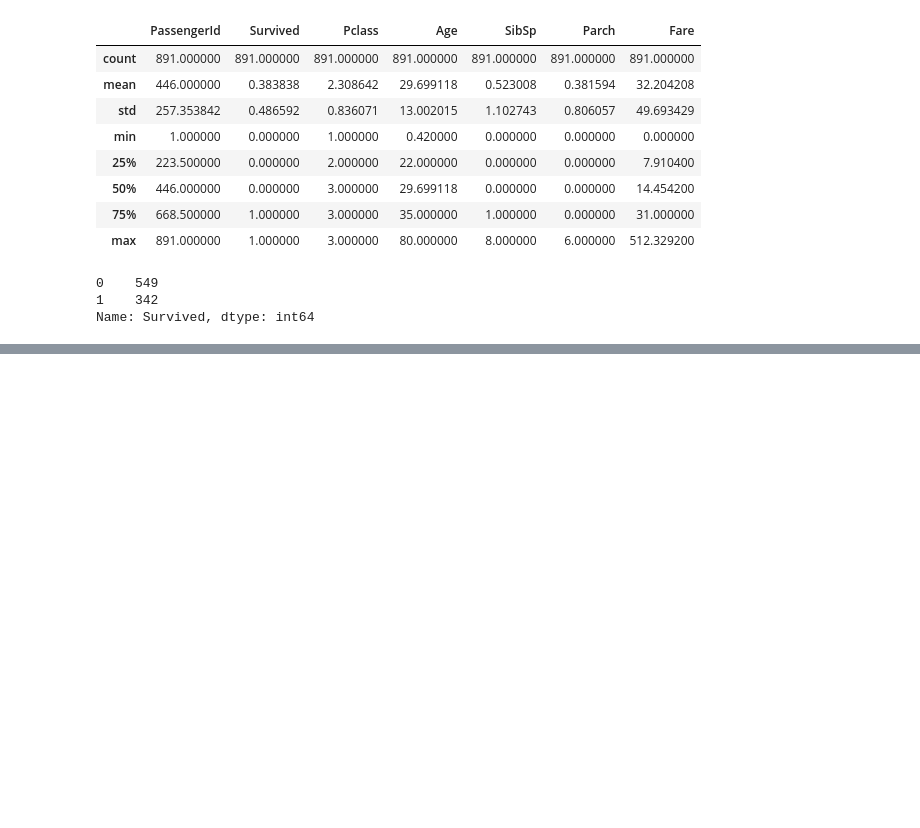
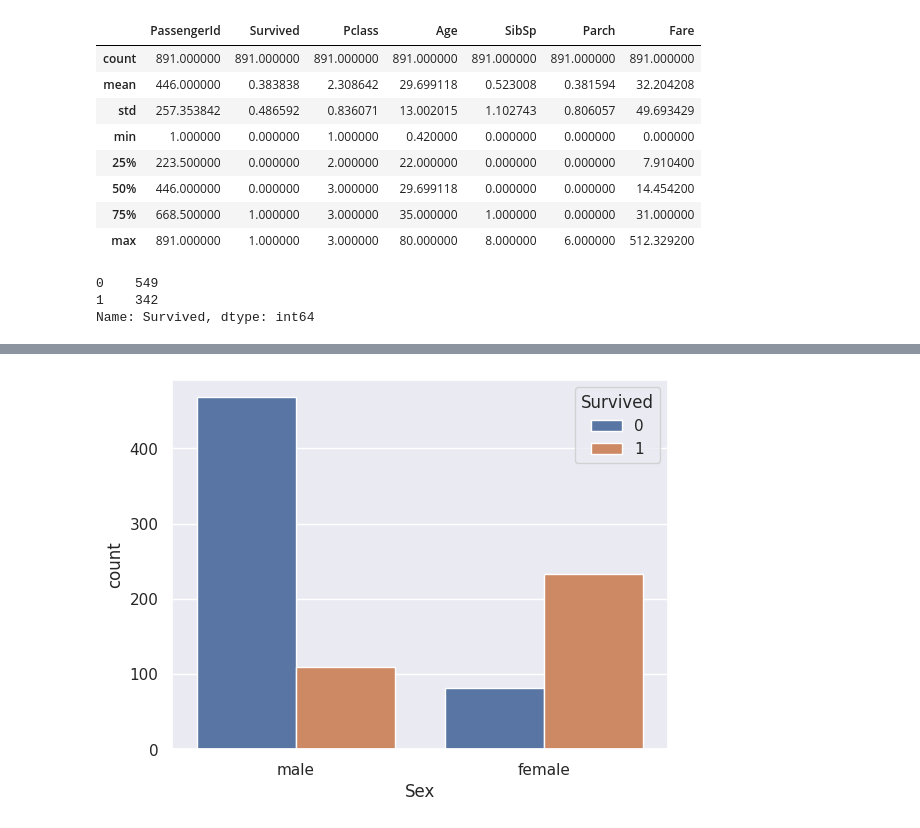
Before and after one commit to devyanighildiyal/CODSOFT, a Jupyter notebook: Titanic_Survival_Prediction.ipynb, the cells around one changed output, grey strips where cells are left out. Saved outputs shown, nothing was run; the diff lists cells and outputs as text; code cells hidden in the pictures; blank space fills up the shorter version.

```diff
--- a/Titanic_Survival_Prediction.ipynb
+++ b/Titanic_Survival_Prediction.ipynb
@@ -157,0 +170,5 @@ Name: Survived, dtype: int64
+# %%
+sns.countplot(x='Sex', hue='Survived', data=t_data)
+plt.show()
+# %% [output]
+[figure, added]
```
Also changed, not shown: parts of 33 cells of this notebook.
